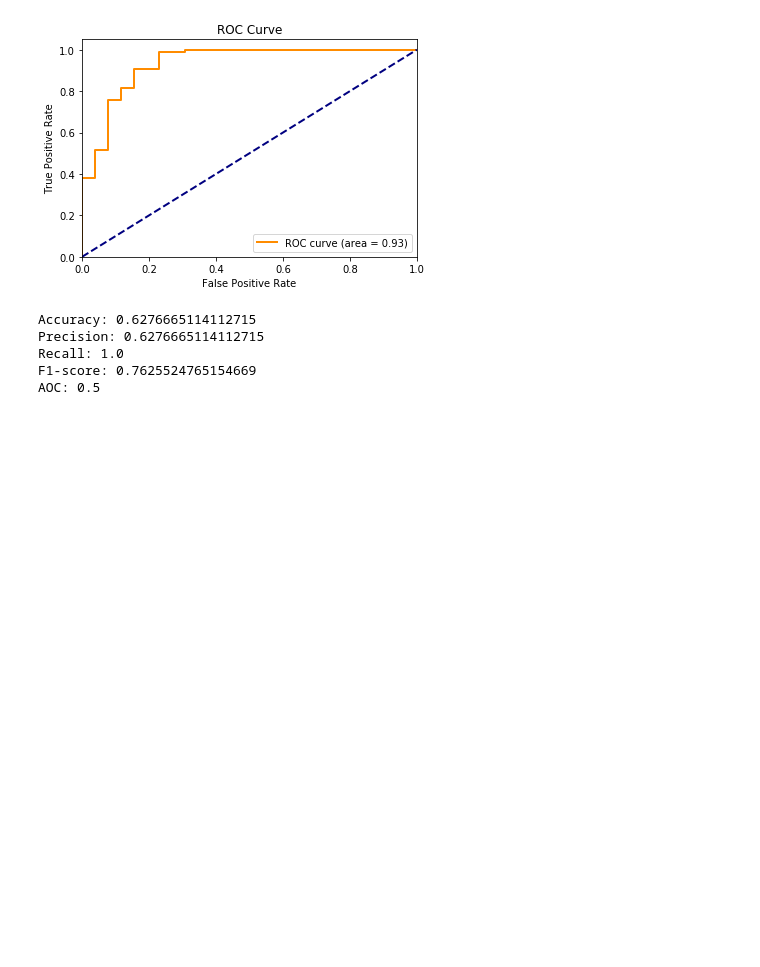
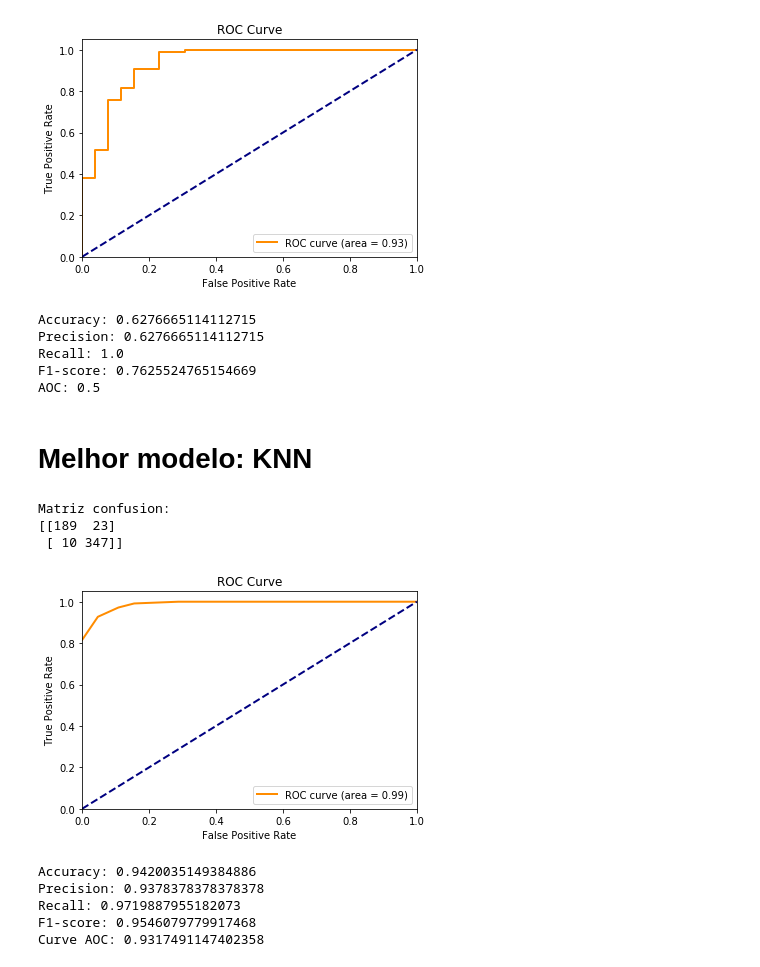
Before and after one commit to Eudalio/Aprendizado-de-Maquina, a Jupyter notebook: Exercicio_07/Lista 07.ipynb, the cells around one changed output. Drawn from its saved outputs; the diff is of its cells as text; code cells hidden in the pictures; blank space fills up the shorter version.

```diff
--- a/Exercicio_07/Lista 07.ipynb
+++ b/Exercicio_07/Lista 07.ipynb
@@ -29,8 +31,9 @@ X, y = load_boston(return_X_y=True)
 kf = KFold(n_splits=5)
 # %% [markdown]
 ## Aplicando Standadization no dados
-# %%
-X = preprocessing.scale(X)
+# %%
+X_scale = preprocessing.StandardScaler().fit(X)
+X = X_scale.transform(X)
 # %% [markdown]
 ## Gradient Descent
 # %%
@@ -400,3 +418,30 @@ Precision: 0.6276665114112715
 Recall: 1.0
 F1-score: 0.7625524765154669
 AOC: 0.5
+# %% [markdown]
+# Melhor modelo: KNN
+# %%
+best_classificator = neighbors.KNeighborsClassifier()
+best_classificator.fit(XC, yc)
+ŷ_best_classificator = best_classificator.predict(XC)
+
+print('Matriz confusion:')
+print(metrics.confusion_matrix(yc, ŷ_best_classificator), end='\n\n')
+
+gerar_curva_roc(yc, XC, best_classificator)
+
+print('Accuracy: {}'.format(metrics.accuracy_score(yc, ŷ_best_classificator)))
+print('Precision: {}'.format(metrics.precision_score(yc, ŷ_best_classificator)))
+print('Recall: {}'.format(metrics.recall_score(yc, ŷ_best_classificator)))
+print('F1-score: {}'.format(metrics.f1_score(yc, ŷ_best_classificator)))
+print('Curve AOC: {}'.format(metrics.roc_auc_score(yc, ŷ_best_classificator)))
+# %% [output]
+Matriz confusion:
+[[189  23]
+ [ 10 347]]
+[figure, added]
+Accuracy: 0.9420035149384886
+Precision: 0.9378378378378378
+Recall: 0.9719887955182073
+F1-score: 0.9546079779917468
+Curve AOC: 0.9317491147402358
```
Also changed, not shown: parts of 10 cells of this notebook.
